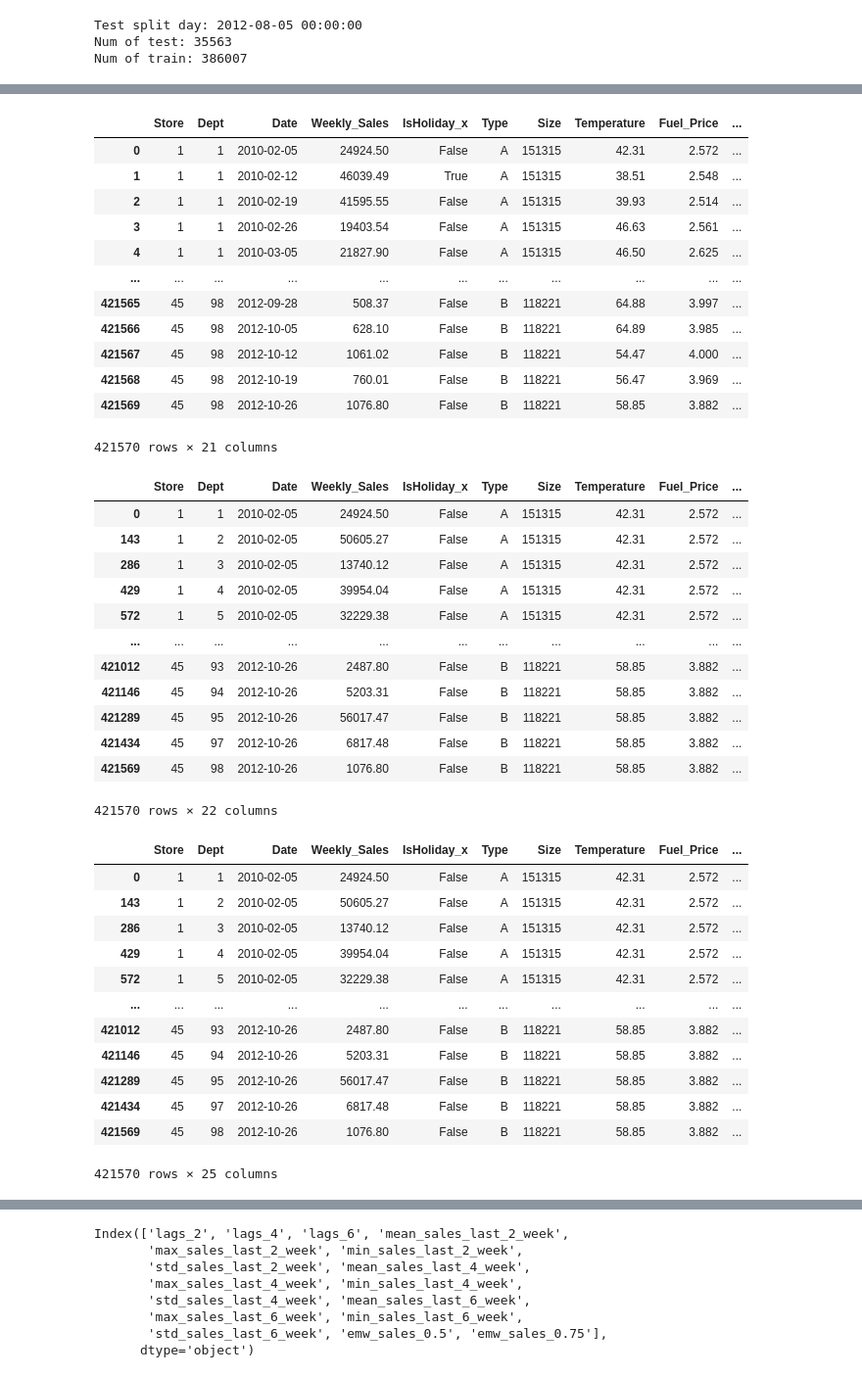
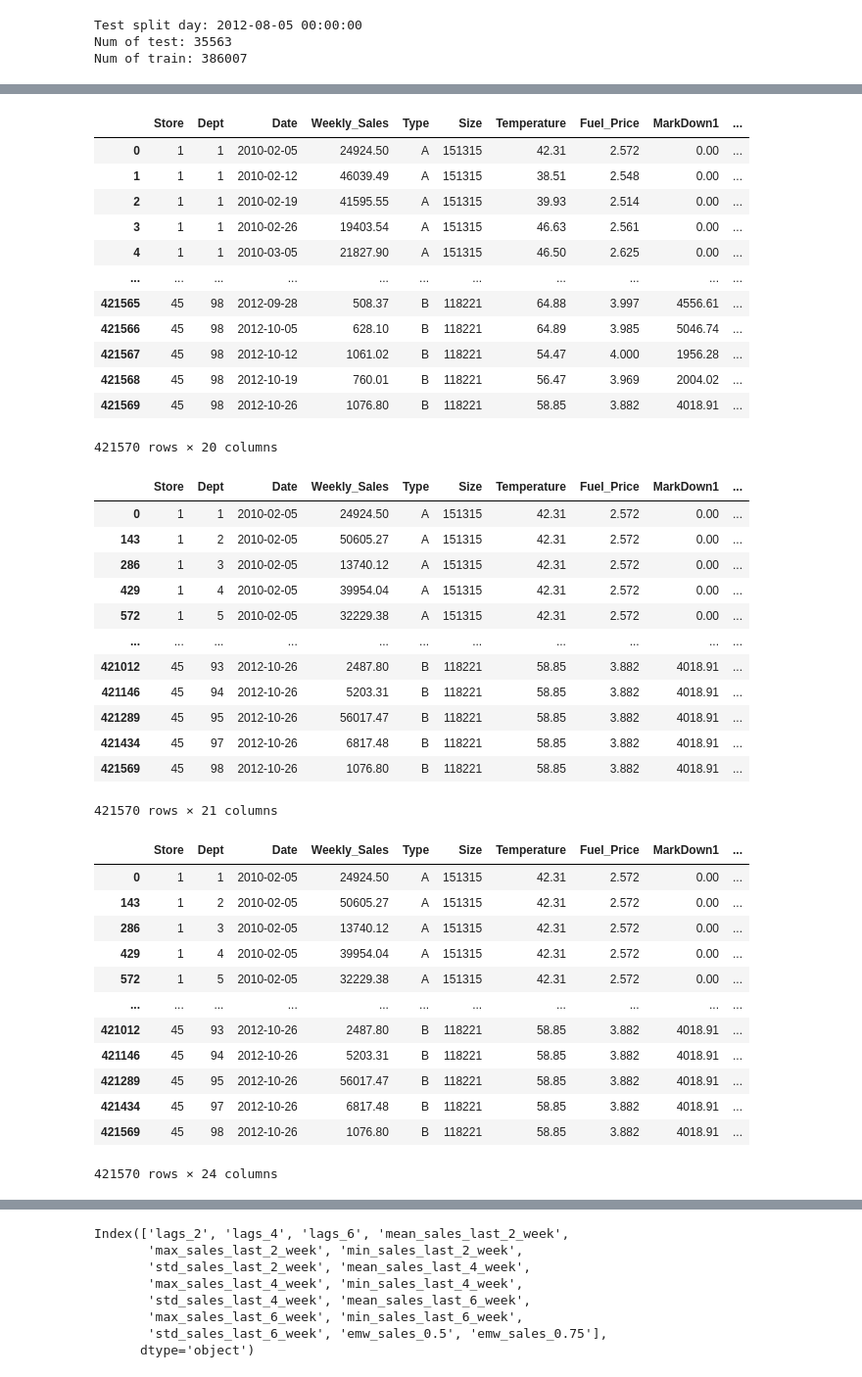
Before and after one commit to hoangquan1503/Walmart_sales_forecasting, a Jupyter notebook: notebook/feature_engineering.ipynb, the cells around one changed output, grey strips where cells are left out. Shown at 98% size. Drawn from its saved outputs; the diff is of its cells as text; code cells hidden in the pictures.

```diff
--- a/notebook/feature_engineering.ipynb
+++ b/notebook/feature_engineering.ipynb
@@ -56,58 +56,58 @@ df_feature
 # %%
 #change to categorical val
-df_feature = pd.get_dummies(df_feature, columns=['IsHoliday_y', 'temp_category'], drop_first=True)
+df_feature = pd.get_dummies(df_feature, columns=['IsHoliday', 'temp_category'], drop_first=True)
 df_feature
 # %% [output]
-|  | Store | Dept | Date | Weekly_Sales | IsHoliday_x | Type | Size | Temperature | Fuel_Price | ... |
-| 0 | 1 | 1 | 2010-02-05 | 24924.50 | False | A | 151315 | 42.31 | 2.572 | ... |
-| 1 | 1 | 1 | 2010-02-12 | 46039.49 | True | A | 151315 | 38.51 | 2.548 | ... |
-| 2 | 1 | 1 | 2010-02-19 | 41595.55 | False | A | 151315 | 39.93 | 2.514 | ... |
-| 3 | 1 | 1 | 2010-02-26 | 19403.54 | False | A | 151315 | 46.63 | 2.561 | ... |
-| 4 | 1 | 1 | 2010-03-05 | 21827.90 | False | A | 151315 | 46.50 | 2.625 | ... |
+|  | Store | Dept | Date | Weekly_Sales | Type | Size | Temperature | Fuel_Price | MarkDown1 | ... |
+| 0 | 1 | 1 | 2010-02-05 | 24924.50 | A | 151315 | 42.31 | 2.572 | 0.00 | ... |
+| 1 | 1 | 1 | 2010-02-12 | 46039.49 | A | 151315 | 38.51 | 2.548 | 0.00 | ... |
+| 2 | 1 | 1 | 2010-02-19 | 41595.55 | A | 151315 | 39.93 | 2.514 | 0.00 | ... |
+| 3 | 1 | 1 | 2010-02-26 | 19403.54 | A | 151315 | 46.63 | 2.561 | 0.00 | ... |
+| 4 | 1 | 1 | 2010-03-05 | 21827.90 | A | 151315 | 46.50 | 2.625 | 0.00 | ... |
 | ... | ... | ... | ... | ... | ... | ... | ... | ... | ... | ... |
-| 421565 | 45 | 98 | 2012-09-28 | 508.37 | False | B | 118221 | 64.88 | 3.997 | ... |
-| 421566 | 45 | 98 | 2012-10-05 | 628.10 | False | B | 118221 | 64.89 | 3.985 | ... |
-| 421567 | 45 | 98 | 2012-10-12 | 1061.02 | False | B | 118221 | 54.47 | 4.000 | ... |
-| 421568 | 45 | 98 | 2012-10-19 | 760.01 | False | B | 118221 | 56.47 | 3.969 | ... |
-| 421569 | 45 | 98 | 2012-10-26 | 1076.80 | False | B | 118221 | 58.85 | 3.882 | ... |
+| 421565 | 45 | 98 | 2012-09-28 | 508.37 | B | 118221 | 64.88 | 3.997 | 4556.61 | ... |
+| 421566 | 45 | 98 | 2012-10-05 | 628.10 | B | 118221 | 64.89 | 3.985 | 5046.74 | ... |
+| 421567 | 45 | 98 | 2012-10-12 | 1061.02 | B | 118221 | 54.47 | 4.000 | 1956.28 | ... |
+| 421568 | 45 | 98 | 2012-10-19 | 760.01 | B | 118221 | 56.47 | 3.969 | 2004.02 | ... |
+| 421569 | 45 | 98 | 2012-10-26 | 1076.80 | B | 118221 | 58.85 | 3.882 | 4018.91 | ... |
-421570 rows × 21 columns
+421570 rows × 20 columns
 # %%
 df_feature = df_feature.sort_values(['Date', 'Store', 'Dept'])
 df_feature['store_dept'] = ' store_' + df_feature['Store'].astype(str) + '_' + 'dept_' + df_feature['Dept'].astype(str)
 df_feature
 # %% [output]
-|  | Store | Dept | Date | Weekly_Sales | IsHoliday_x | Type | Size | Temperature | Fuel_Price | ... |
-| 0 | 1 | 1 | 2010-02-05 | 24924.50 | False | A | 151315 | 42.31 | 2.572 | ... |
-| 143 | 1 | 2 | 2010-02-05 | 50605.27 | False | A | 151315 | 42.31 | 2.572 | ... |
-| 286 | 1 | 3 | 2010-02-05 | 13740.12 | False | A | 151315 | 42.31 | 2.572 | ... |
-| 429 | 1 | 4 | 2010-02-05 | 39954.04 | False | A | 151315 | 42.31 | 2.572 | ... |
-| 572 | 1 | 5 | 2010-02-05 | 32229.38 | False | A | 151315 | 42.31 | 2.572 | ... |
+|  | Store | Dept | Date | Weekly_Sales | Type | Size | Temperature | Fuel_Price | MarkDown1 | ... |
+| 0 | 1 | 1 | 2010-02-05 | 24924.50 | A | 151315 | 42.31 | 2.572 | 0.00 | ... |
+| 143 | 1 | 2 | 2010-02-05 | 50605.27 | A | 151315 | 42.31 | 2.572 | 0.00 | ... |
+| 286 | 1 | 3 | 2010-02-05 | 13740.12 | A | 151315 | 42.31 | 2.572 | 0.00 | ... |
+| 429 | 1 | 4 | 2010-02-05 | 39954.04 | A | 151315 | 42.31 | 2.572 | 0.00 | ... |
+| 572 | 1 | 5 | 2010-02-05 | 32229.38 | A | 151315 | 42.31 | 2.572 | 0.00 | ... |
 | ... | ... | ... | ... | ... | ... | ... | ... | ... | ... | ... |
-| 421012 | 45 | 93 | 2012-10-26 | 2487.80 | False | B | 118221 | 58.85 | 3.882 | ... |
-| 421146 | 45 | 94 | 2012-10-26 | 5203.31 | False | B | 118221 | 58.85 | 3.882 | ... |
-| 421289 | 45 | 95 | 2012-10-26 | 56017.47 | False | B | 118221 | 58.85 | 3.882 | ... |
-| 421434 | 45 | 97 | 2012-10-26 | 6817.48 | False | B | 118221 | 58.85 | 3.882 | ... |
-| 421569 | 45 | 98 | 2012-10-26 | 1076.80 | False | B | 118221 | 58.85 | 3.882 | ... |
+| 421012 | 45 | 93 | 2012-10-26 | 2487.80 | B | 118221 | 58.85 | 3.882 | 4018.91 | ... |
+| 421146 | 45 | 94 | 2012-10-26 | 5203.31 | B | 118221 | 58.85 | 3.882 | 4018.91 | ... |
+| 421289 | 45 | 95 | 2012-10-26 | 56017.47 | B | 118221 | 58.85 | 3.882 | 4018.91 | ... |
+| 421434 | 45 | 97 | 2012-10-26 | 6817.48 | B | 118221 | 58.85 | 3.882 | 4018.91 | ... |
+| 421569 | 45 | 98 | 2012-10-26 | 1076.80 | B | 118221 | 58.85 | 3.882 | 4018.91 | ... |
-421570 rows × 22 columns
+421570 rows × 21 columns
 # %%
 lags = [2, 4, 6]
 for i in lags:
     df_feature[f'lags_{i}'] = df_feature.groupby('store_dept')['Weekly_Sales'].transform(lambda x : x.shift(i))
 df_feature
 # %% [output]
-|  | Store | Dept | Date | Weekly_Sales | IsHoliday_x | Type | Size | Temperature | Fuel_Price | ... |
-| 0 | 1 | 1 | 2010-02-05 | 24924.50 | False | A | 151315 | 42.31 | 2.572 | ... |
-| 143 | 1 | 2 | 2010-02-05 | 50605.27 | False | A | 151315 | 42.31 | 2.572 | ... |
-| 286 | 1 | 3 | 2010-02-05 | 13740.12 | False | A | 151315 | 42.31 | 2.572 | ... |
-| 429 | 1 | 4 | 2010-02-05 | 39954.04 | False | A | 151315 | 42.31 | 2.572 | ... |
-| 572 | 1 | 5 | 2010-02-05 | 32229.38 | False | A | 151315 | 42.31 | 2.572 | ... |
+|  | Store | Dept | Date | Weekly_Sales | Type | Size | Temperature | Fuel_Price | MarkDown1 | ... |
+| 0 | 1 | 1 | 2010-02-05 | 24924.50 | A | 151315 | 42.31 | 2.572 | 0.00 | ... |
+| 143 | 1 | 2 | 2010-02-05 | 50605.27 | A | 151315 | 42.31 | 2.572 | 0.00 | ... |
+| 286 | 1 | 3 | 2010-02-05 | 13740.12 | A | 151315 | 42.31 | 2.572 | 0.00 | ... |
+| 429 | 1 | 4 | 2010-02-05 | 39954.04 | A | 151315 | 42.31 | 2.572 | 0.00 | ... |
+| 572 | 1 | 5 | 2010-02-05 | 32229.38 | A | 151315 | 42.31 | 2.572 | 0.00 | ... |
 | ... | ... | ... | ... | ... | ... | ... | ... | ... | ... | ... |
-| 421012 | 45 | 93 | 2012-10-26 | 2487.80 | False | B | 118221 | 58.85 | 3.882 | ... |
-| 421146 | 45 | 94 | 2012-10-26 | 5203.31 | False | B | 118221 | 58.85 | 3.882 | ... |
-| 421289 | 45 | 95 | 2012-10-26 | 56017.47 | False | B | 118221 | 58.85 | 3.882 | ... |
-| 421434 | 45 | 97 | 2012-10-26 | 6817.48 | False | B | 118221 | 58.85 | 3.882 | ... |
-| 421569 | 45 | 98 | 2012-10-26 | 1076.80 | False | B | 118221 | 58.85 | 3.882 | ... |
+| 421012 | 45 | 93 | 2012-10-26 | 2487.80 | B | 118221 | 58.85 | 3.882 | 4018.91 | ... |
+| 421146 | 45 | 94 | 2012-10-26 | 5203.31 | B | 118221 | 58.85 | 3.882 | 4018.91 | ... |
+| 421289 | 45 | 95 | 2012-10-26 | 56017.47 | B | 118221 | 58.85 | 3.882 | 4018.91 | ... |
+| 421434 | 45 | 97 | 2012-10-26 | 6817.48 | B | 118221 | 58.85 | 3.882 | 4018.91 | ... |
+| 421569 | 45 | 98 | 2012-10-26 | 1076.80 | B | 118221 | 58.85 | 3.882 | 4018.91 | ... |
-421570 rows × 25 columns
+421570 rows × 24 columns
 # %%
 for window in lags:
     df_feature[f'mean_sales_last_{window}_week'] = df_feature.groupby('Store')['Weekly_Sales'].transform(lambda x: x.shift(1).rolling(window=window, min_periods=1).mean())
```
Also changed, not shown: parts of 6 cells of this notebook, 3 other files.
